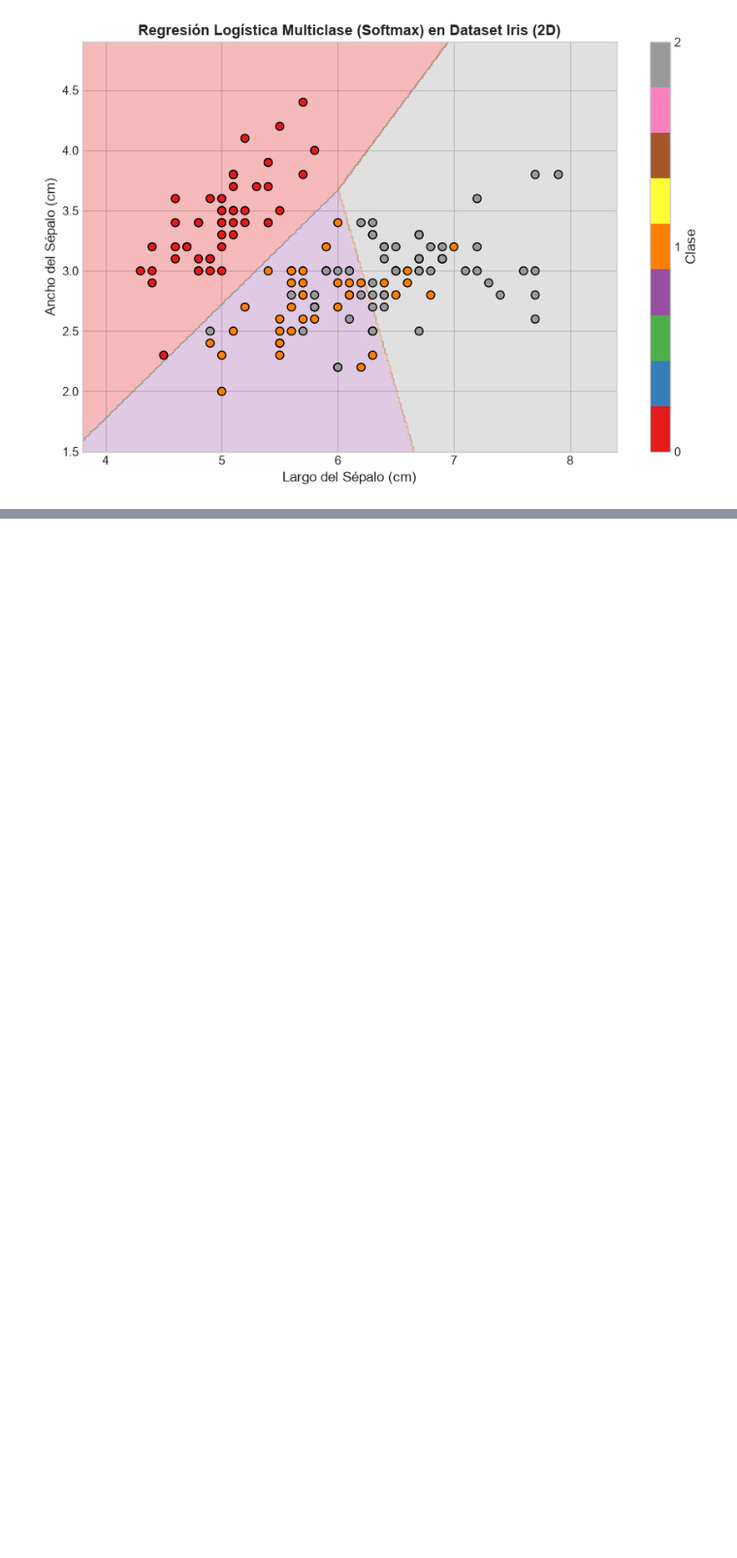
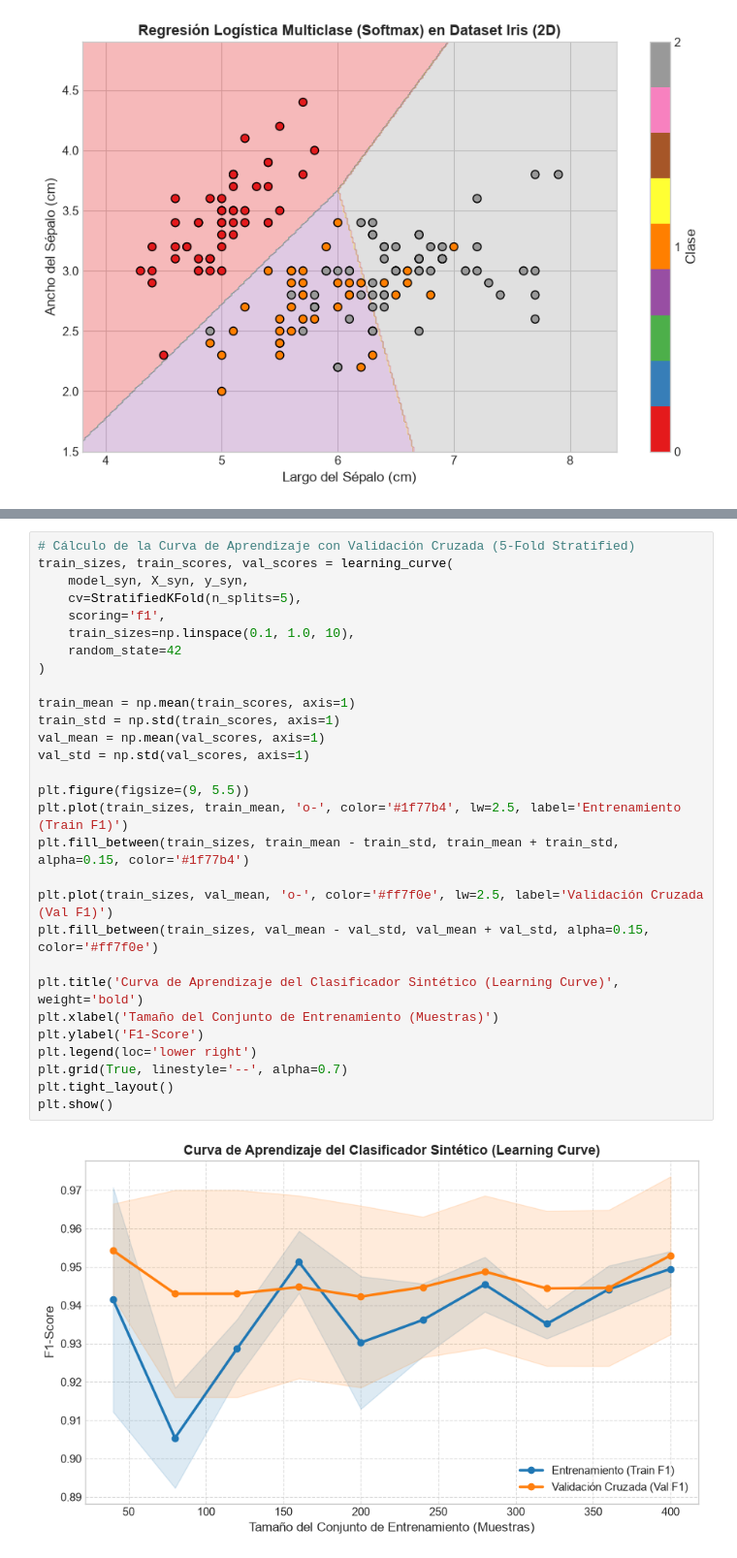
Before and after one commit to carlobeni/Machine-Learning, a Jupyter notebook: Clase_5/nb_practica_C5_logistic_regression.ipynb, the cells around one changed output, grey strips where cells are left out. Shown at 97% size. Saved outputs shown, nothing was run; the diff lists cells and outputs as text; blank space fills up the shorter version.

```diff
--- a/Clase_5/nb_practica_C5_logistic_regression.ipynb
+++ b/Clase_5/nb_practica_C5_logistic_regression.ipynb
@@ -235,0 +307,31 @@ plt.show()
+# %%
+# Cálculo de la Curva de Aprendizaje con Validación Cruzada (5-Fold Stratified)
+train_sizes, train_scores, val_scores = learning_curve(
+    model_syn, X_syn, y_syn,
+    cv=StratifiedKFold(n_splits=5),
+    scoring='f1',
+    train_sizes=np.linspace(0.1, 1.0, 10),
+    random_state=42
+)
+
+train_mean = np.mean(train_scores, axis=1)
+train_std = np.std(train_scores, axis=1)
+val_mean = np.mean(val_scores, axis=1)
+val_std = np.std(val_scores, axis=1)
+
+plt.figure(figsize=(9, 5.5))
+plt.plot(train_sizes, train_mean, 'o-', color='#1f77b4', lw=2.5, label='Entrenamiento (Train F1)')
+plt.fill_between(train_sizes, train_mean - train_std, train_mean + train_std, alpha=0.15, color='#1f77b4')
+
+plt.plot(train_sizes, val_mean, 'o-', color='#ff7f0e', lw=2.5, label='Validación Cruzada (Val F1)')
+plt.fill_between(train_sizes, val_mean - val_std, val_mean + val_std, alpha=0.15, color='#ff7f0e')
+
+plt.title('Curva de Aprendizaje del Clasificador Sintético (Learning Curve)', weight='bold')
+plt.xlabel('Tamaño del Conjunto de Entrenamiento (Muestras)')
+plt.ylabel('F1-Score')
+plt.legend(loc='lower right')
+plt.grid(True, linestyle='--', alpha=0.7)
+plt.tight_layout()
+plt.show()
+# %% [output]
+[figure, added]
```
Also changed, not shown: parts of 9 cells of this notebook.
